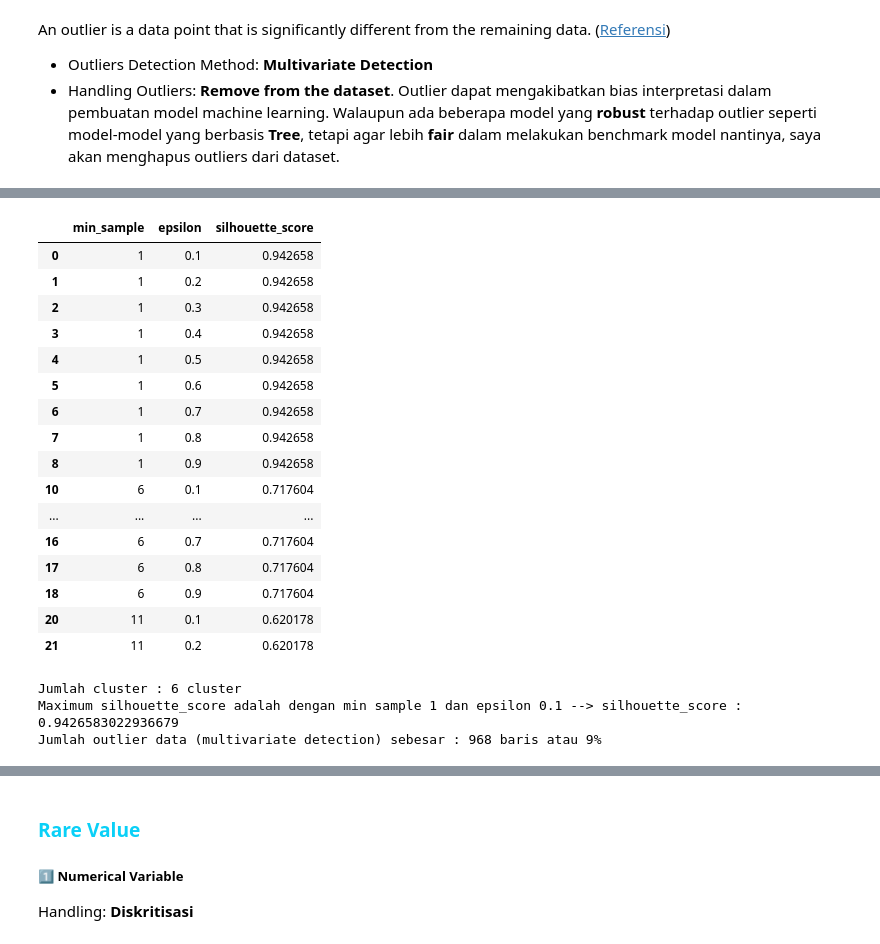
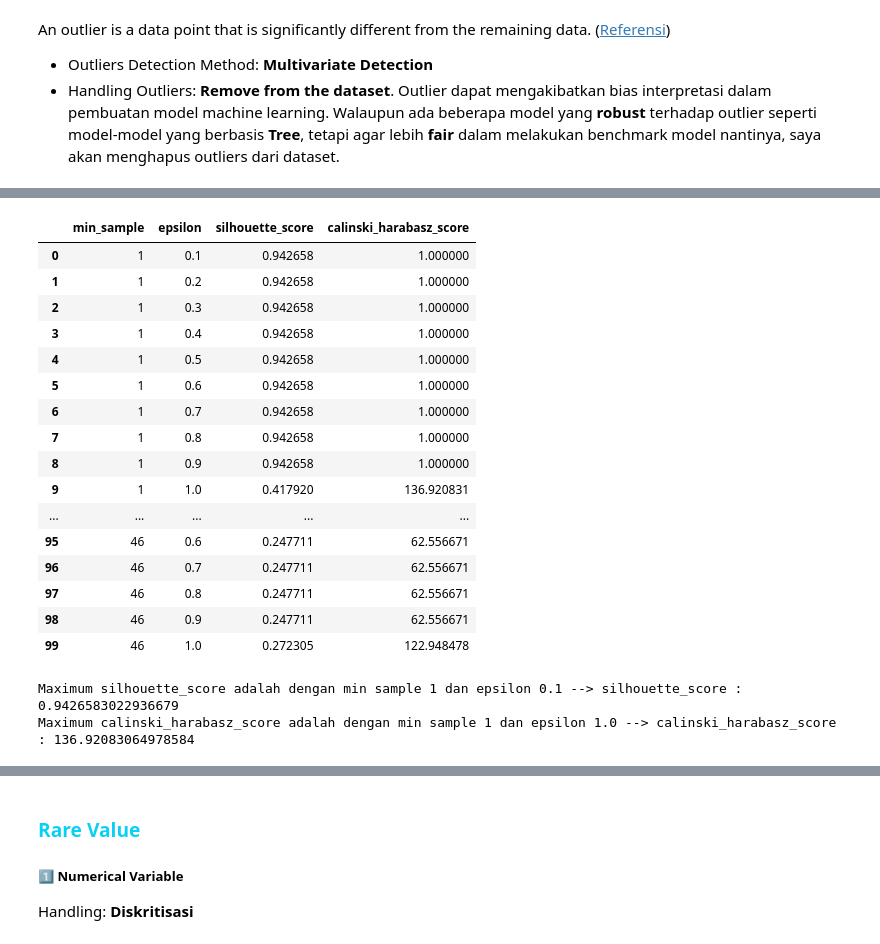
Before and after one commit to fnkhairudin/Hotel-Booking-Demand, a Jupyter notebook: notebooks/1.0-fnk-hotel-classification.ipynb, the cells around one changed output, grey strips where cells are left out. Cells and saved outputs as stored; diff of their text form; code cells hidden in the pictures.

Commit message:
outlier detection analysis

```diff
--- a/notebooks/1.0-fnk-hotel-classification.ipynb
+++ b/notebooks/1.0-fnk-hotel-classification.ipynb
@@ -119,7 +119,7 @@ Dataset dapat di akses pada link berikut: [dataset!](https://drive.google.com/dr
 | `total_of_special_request` | Number of special requests made by the customer (e.g. twin bed or high floor) |
 | `is_canceled` | Value indicating if the booking was canceled (1) or not (0) |
 # %%
-data = pd.read_csv(r"C:\Users\ASUS\Desktop\DataSciencePurwadhika\Modul3\Hotel-Booking-Demand\data\raw\data_hotel_booking_demand.csv")
+data = pd.read_csv(r"C:\Users\faisa\Desktop\DataSciencePurwadhika\Modul3ML\HotelBookingDemand\data\raw\data_hotel_booking_demand.csv")
 data.sample(10)
 # %% [output]
 |  | country | market_segment | previous_cancellations | booking_changes | deposit_type | days_in_waiting_list | ... |
@@ -395,6 +396,7 @@ data_encoded.sample(10)
 # %%
 # metric evaluation
-score = []
+silhouette = []
+calinski_harabasz = []
 
 # min sample and epsilon
 n_sample = []
@@ -405,61 +407,64 @@ for i in np.arange(1, 50, 5):
         # fit and predict
         model = DBSCAN(min_samples=i, eps=j)
         model = model.fit_predict(data_encoded)
 
-        # append nilai silhouette score
-        score.append(silhouette_score(data_encoded, model, random_state=22))
+        # append nilai silhouette score dan calinski_harabasz_score
+        silhouette.append(silhouette_score(data_encoded, model, random_state=22))
+        calinski_harabasz.append(calinski_harabasz_score(data_encoded, model))
 
         # append nilai sample dan nilai epsilon
         n_sample.append(i)
         n_eps.append(j)
 
 # labels = model.labels_
 # n_clusters_ = len(set(labels)) - (1 if -1 in labels else 0)
 # n_noise_ = list(labels).count(-1)
 
 # print("Estimated number of clusters: %d" % n_clusters_)
 # print("Estimated number of noise points: %d" % n_noise_)
 
 # DataFrame yang sudah diprediksi
-data['Cluster'] = model
+# data['Cluster'] = model
 
-# top 10 silhouette score
+# DataFrame
+pd.set_option('display.max_rows', 500)
 display(
     pd.DataFrame(
     {
         'min_sample' : n_sample,
         'epsilon' : n_eps,
-        'silhouette_score' : score
-    }, index=[index for index in range(0,len(score))]
-).nlargest(20, 'silhouette_score')
+        'silhouette_score' : silhouette,
+        'calinski_harabasz_score' : calinski_harabasz
+    }
+)
 )
 
 # jumlah cluster
-print(f"Jumlah cluster : {data.Cluster.nunique()} cluster")
+# print(f"Jumlah cluster : {data.Cluster.nunique()} cluster")
 
-# return max silhouette score
-print(f"Maximum silhouette_score adalah dengan min sample {n_sample[score.index(max(score))]} dan epsilon {n_eps[score.index(max(score))]} --> silhouette_score : {max(score)}")
+# return max silhouette score dan calinski_harabasz_score
+print(f"Maximum silhouette_score adalah dengan min sample {n_sample[silhouette.index(max(silhouette))]} dan epsilon {n_eps[silhouette.index(max(silhouette))]} --> silhouette_score : {max(silhouette)}")
+print(f"Maximum calinski_harabasz_score adalah dengan min sample {n_sample[calinski_harabasz.index(max(calinski_harabasz))]} dan epsilon {n_eps[calinski_harabasz.index(max(calinski_harabasz))]} --> calinski_harabasz_score : {max(calinski_harabasz)}")
 
 # jumlah outlier dalam persen
-print(f"""Jumlah outlier data (multivariate detection) sebesar : {data.query("Cluster == -1").shape[0]} baris atau {round(data.query("Cluster == -1").shape[0]/len(data) * 100)}%""")
+# print(f"""Jumlah outlier data (multivariate detection) sebesar : {data.query("Cluster == -1").shape[0]} baris atau {round(data.query("Cluster == -1").shape[0]/len(data) * 100)}%""")
 # %% [output]
-|  | min_sample | epsilon | silhouette_score |
-| 0 | 1 | 0.1 | 0.942658 |
-| 1 | 1 | 0.2 | 0.942658 |
-| 2 | 1 | 0.3 | 0.942658 |
-| 3 | 1 | 0.4 | 0.942658 |
-| 4 | 1 | 0.5 | 0.942658 |
-| 5 | 1 | 0.6 | 0.942658 |
-| 6 | 1 | 0.7 | 0.942658 |
-| 7 | 1 | 0.8 | 0.942658 |
-| 8 | 1 | 0.9 | 0.942658 |
-| 10 | 6 | 0.1 | 0.717604 |
-| ... | ... | ... | ... |
-| 16 | 6 | 0.7 | 0.717604 |
-| 17 | 6 | 0.8 | 0.717604 |
-| 18 | 6 | 0.9 | 0.717604 |
-| 20 | 11 | 0.1 | 0.620178 |
-| 21 | 11 | 0.2 | 0.620178 |
+|  | min_sample | epsilon | silhouette_score | calinski_harabasz_score |
+| 0 | 1 | 0.1 | 0.942658 | 1.000000 |
+| 1 | 1 | 0.2 | 0.942658 | 1.000000 |
+| 2 | 1 | 0.3 | 0.942658 | 1.000000 |
+| 3 | 1 | 0.4 | 0.942658 | 1.000000 |
+| 4 | 1 | 0.5 | 0.942658 | 1.000000 |
+| 5 | 1 | 0.6 | 0.942658 | 1.000000 |
+| 6 | 1 | 0.7 | 0.942658 | 1.000000 |
+| 7 | 1 | 0.8 | 0.942658 | 1.000000 |
+| 8 | 1 | 0.9 | 0.942658 | 1.000000 |
+| 9 | 1 | 1.0 | 0.417920 | 136.920831 |
+| ... | ... | ... | ... | ... |
+| 95 | 46 | 0.6 | 0.247711 | 62.556671 |
+| 96 | 46 | 0.7 | 0.247711 | 62.556671 |
+| 97 | 46 | 0.8 | 0.247711 | 62.556671 |
+| 98 | 46 | 0.9 | 0.247711 | 62.556671 |
+| 99 | 46 | 1.0 | 0.272305 | 122.948478 |
-Jumlah cluster : 6 cluster
 Maximum silhouette_score adalah dengan min sample 1 dan epsilon 0.1 --> silhouette_score : 0.9426583022936679
-Jumlah outlier data (multivariate detection) sebesar : 968 baris atau 9%
+Maximum calinski_harabasz_score adalah dengan min sample 1 dan epsilon 1.0 --> calinski_harabasz_score : 136.92083064978584
```
Also changed, not shown: parts of 12 cells of this notebook, 1 other file.
